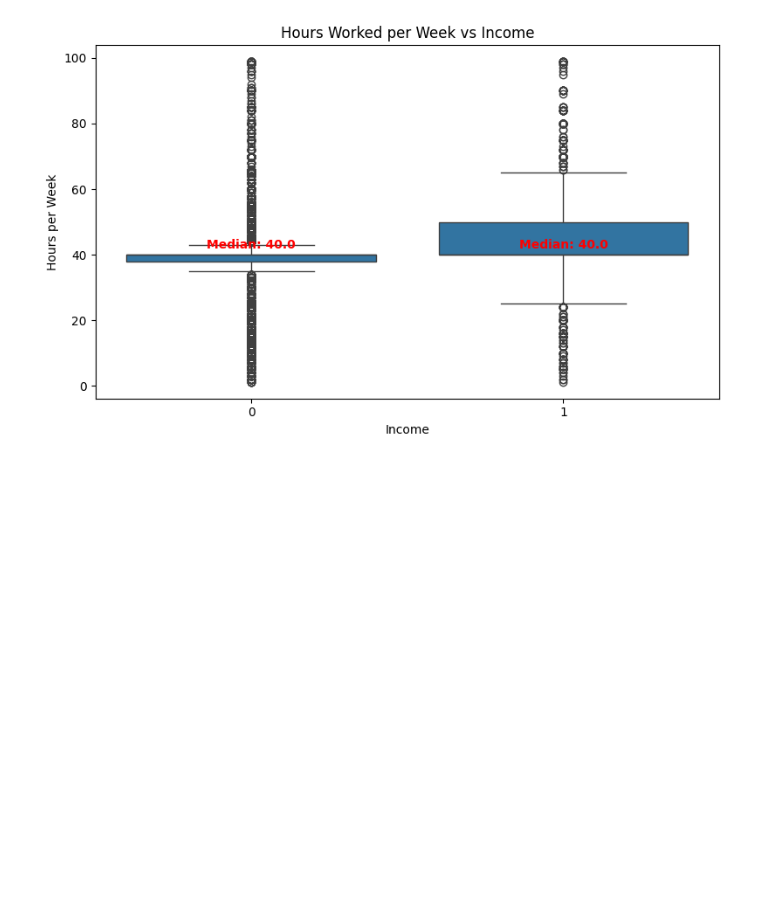
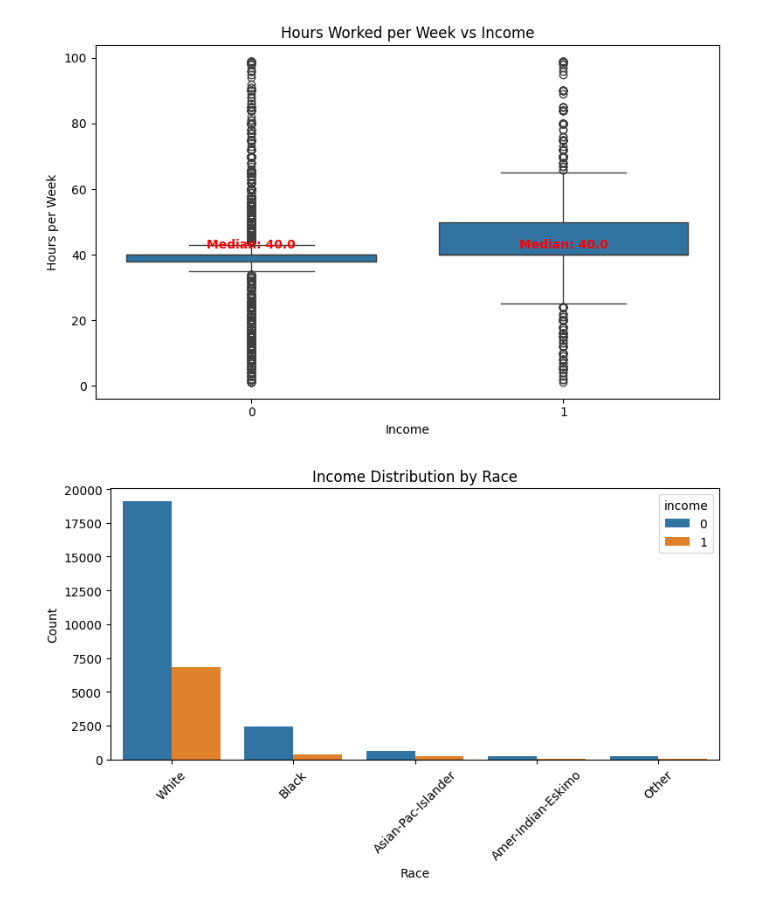
Before and after one commit to vijaivimu/SDS-CP034-incomeinsight, a Jupyter notebook: submissions/team-members/Vijai/02_eda_income_insights.ipynb, the cells around one changed output. Saved outputs shown, nothing was run; the diff lists cells and outputs as text; code cells hidden in the pictures; blank space fills up the shorter version.

Commit message:
Week1 - Question3

```diff
--- a/submissions/team-members/Vijai/02_eda_income_insights.ipynb
+++ b/submissions/team-members/Vijai/02_eda_income_insights.ipynb
@@ -182,3 +182,23 @@ plt.savefig("charts/question2_income_by_hours_per_week.png", bbox_inches='tight'
 plt.show()
 # %% [output]
 [figure]
+# %%
+import matplotlib.pyplot as plt
+import seaborn as sns
+import os
+
+# Ensure charts directory exists
+os.makedirs("charts", exist_ok=True)
+
+# Plot: race vs income
+plt.figure(figsize=(8, 5))
+sns.countplot(data=df_cleaned, x='race', hue='income', order=df_cleaned['race'].value_counts().index)
+plt.title("Income Distribution by Race")
+plt.xlabel("Race")
+plt.ylabel("Count")
+plt.xticks(rotation=45)
+plt.tight_layout()
+plt.savefig("charts/question3_income_by_race.png", bbox_inches='tight')
+plt.show()
+# %% [output]
+[figure, added]
```
Also changed, not shown: parts of 2 cells of this notebook, 4 other files.
